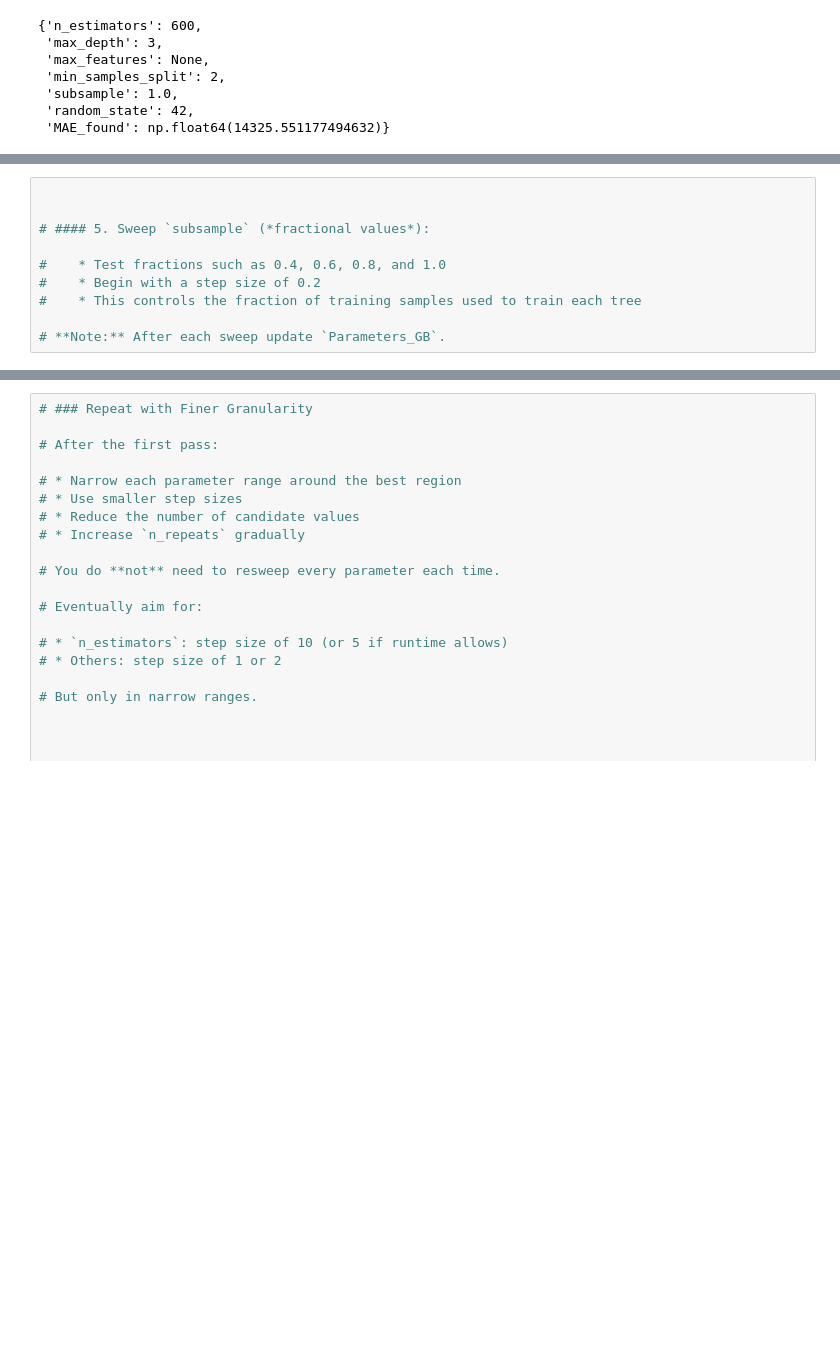
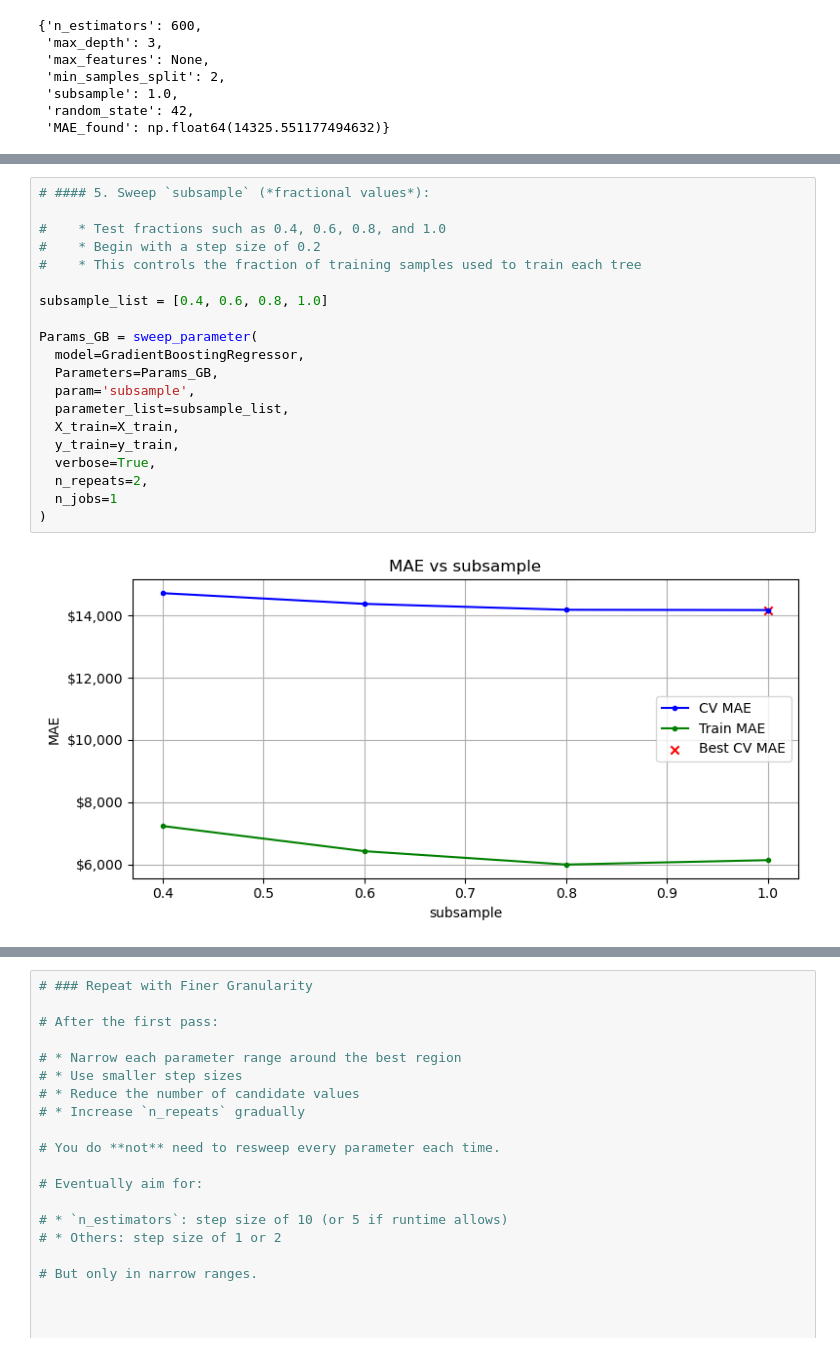
Before and after one commit to keshleem/dx603-homework7, a Jupyter notebook: Homework_07.ipynb, the cells around one changed output, grey strips where cells are left out. Saved outputs shown, nothing was run; the diff lists cells and outputs as text; blank space fills up the shorter version.

```diff
--- a/Homework_07.ipynb
+++ b/Homework_07.ipynb
@@ -567,10 +632,22 @@ n_estimators (Course): 3, CV MAE: $14,325.55]
 # %%
-
-
 # #### 5. Sweep `subsample` (*fractional values*):
 
 #    * Test fractions such as 0.4, 0.6, 0.8, and 1.0
 #    * Begin with a step size of 0.2
 #    * This controls the fraction of training samples used to train each tree
 
-# **Note:** After each sweep update `Parameters_GB`.
+subsample_list = [0.4, 0.6, 0.8, 1.0]
+
+Params_GB = sweep_parameter(
+  model=GradientBoostingRegressor,
+  Parameters=Params_GB,
+  param='subsample',
+  parameter_list=subsample_list,
+  X_train=X_train,
+  y_train=y_train,
+  verbose=True,
+  n_repeats=2,
+  n_jobs=1
+)
+# %% [output]
+[figure, added]
```
Also changed, not shown: parts of 7 cells of this notebook.
